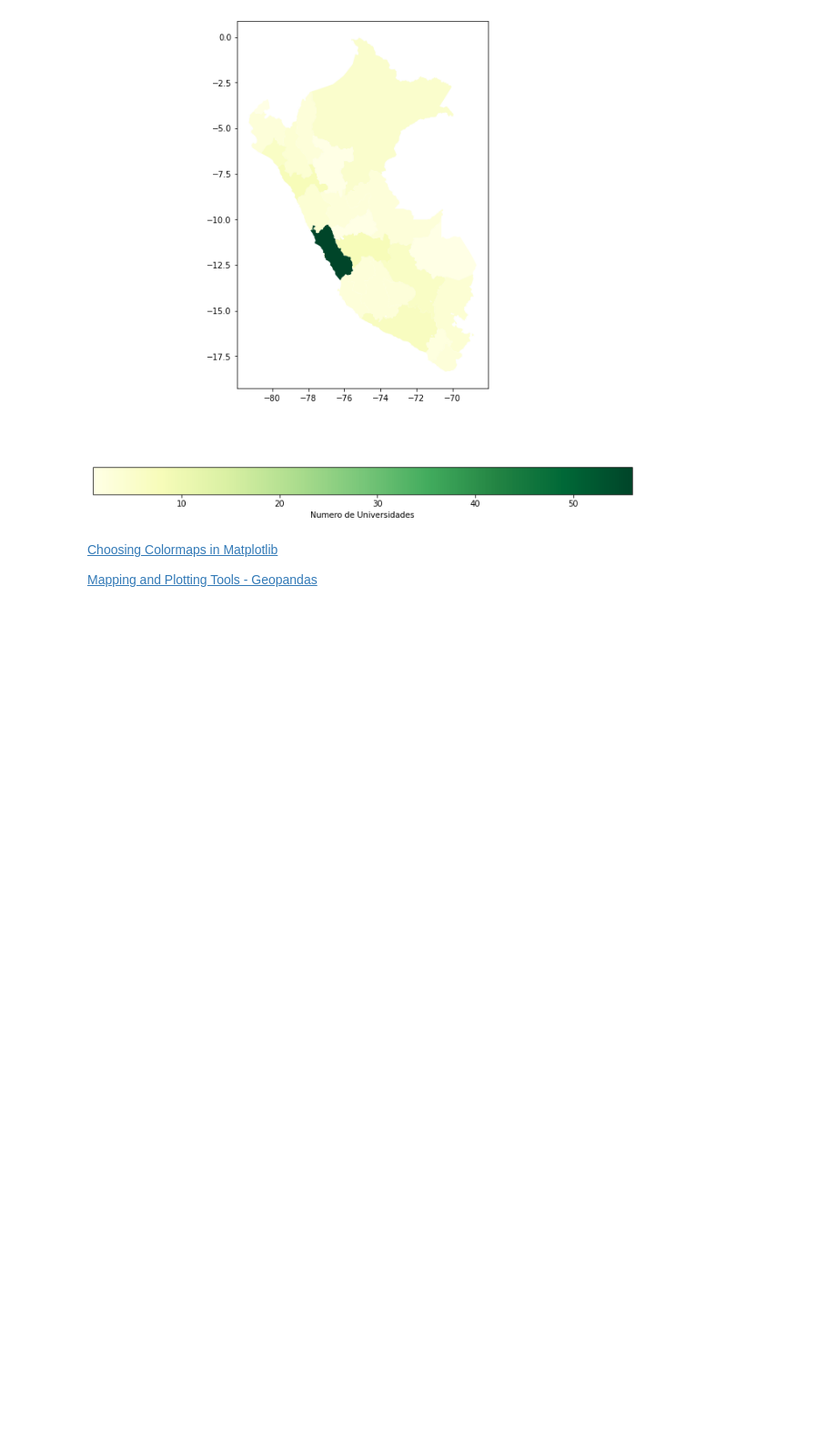
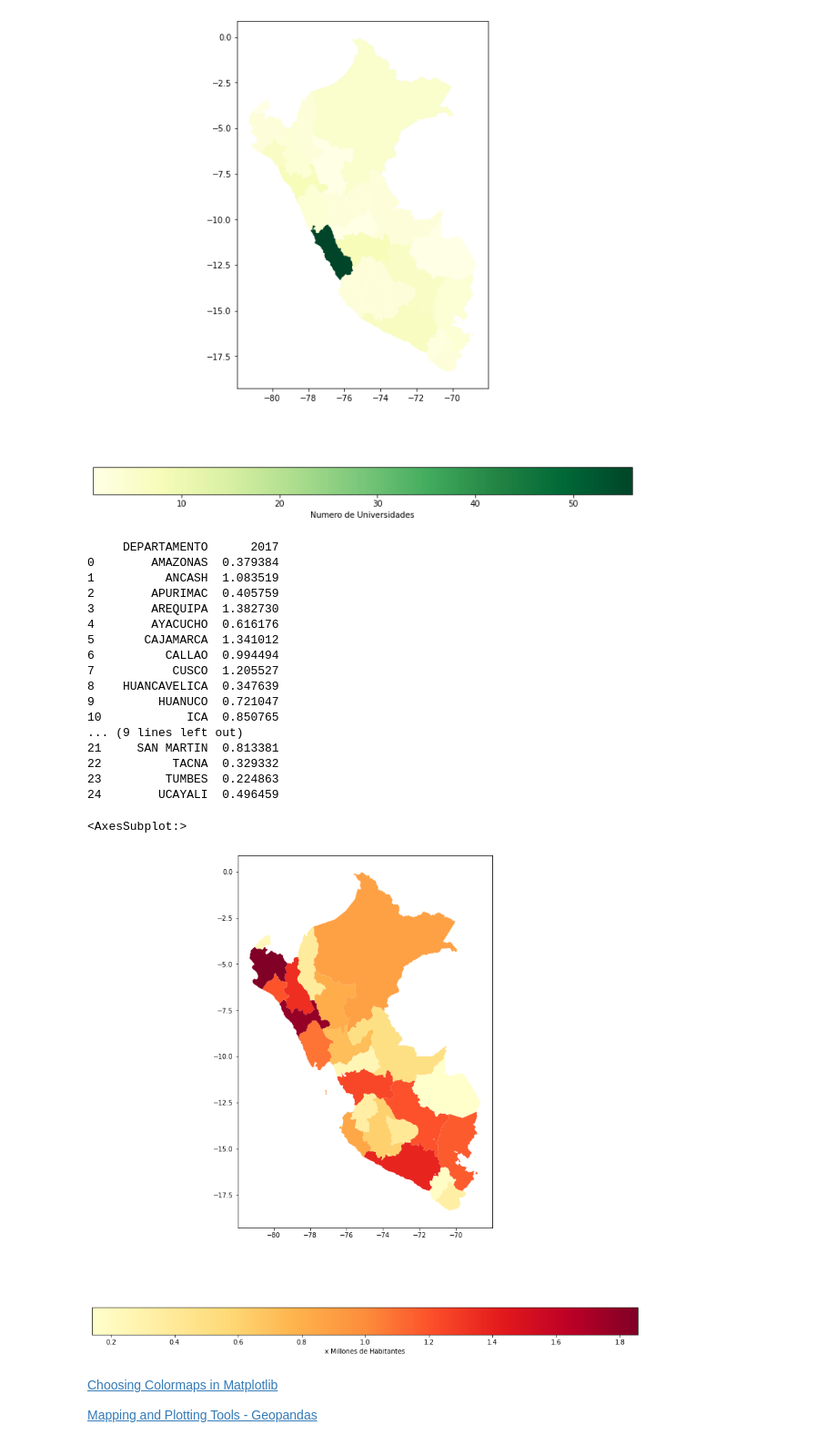
Before and after one commit to juniorpeves/Notebook-Visualization, a Jupyter notebook: PrincipiosDeVisualizaciones.ipynb, the cells around one changed output. Shown at 91% size. Drawn from its saved outputs; the diff is of its cells as text; code cells hidden in the pictures; blank space fills up the shorter version.

```diff
--- a/PrincipiosDeVisualizaciones.ipynb
+++ b/PrincipiosDeVisualizaciones.ipynb
@@ -85,6 +88,48 @@ region_geojson.plot(column='Numero de Universidades',
 # %% [output]
 <AxesSubplot:>
 [figure]
+# %%
+df1 = pd.read_csv('pob-censo-peru.csv')
+df2 = pd.concat([df1['DEPARTAMENTO'], df1['2017']/1000000], axis=1)
+df2 = df2[df2.DEPARTAMENTO != 'LIMA']
+print(df2.sort_values(by=['DEPARTAMENTO'], ascending=True))
+
+region_geojson2 = region_geojson.merge(
+    right = df2,
+    left_on= 'NOMBDEP',
+    right_on= 'DEPARTAMENTO',
+    how = 'left'
+)
+region_geojson2.head()
+
+region_geojson2.plot(column='2017',
+                    legend=True,
+                    legend_kwds= {
+                        'label':'x Millones de Habitantes',
+                        'orientation':'horizontal'},
+                    cmap='YlOrRd',
+                    figsize=(15,15)
+                    )
+# %% [output]
+     DEPARTAMENTO      2017
+0        AMAZONAS  0.379384
+1          ANCASH  1.083519
+2        APURIMAC  0.405759
+3        AREQUIPA  1.382730
+4        AYACUCHO  0.616176
+5       CAJAMARCA  1.341012
+6          CALLAO  0.994494
+7           CUSCO  1.205527
+8    HUANCAVELICA  0.347639
+9         HUANUCO  0.721047
+10            ICA  0.850765
+... (9 lines left out)
+21     SAN MARTIN  0.813381
+22          TACNA  0.329332
+23         TUMBES  0.224863
+24        UCAYALI  0.496459
+<AxesSubplot:>
+[figure, added]
 # %% [markdown]
 [Choosing Colormaps in Matplotlib](https://matplotlib.org/stable/tutorials/colors/colormaps.html)
 
```
Also changed, not shown: parts of 8 cells of this notebook, 10 other files.
